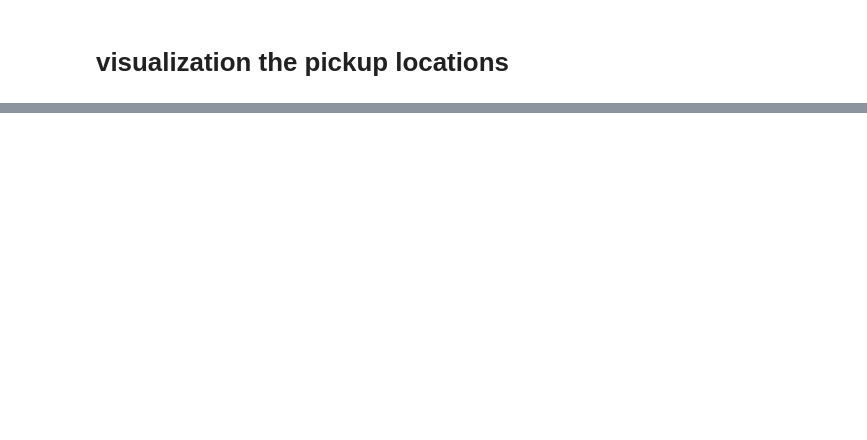
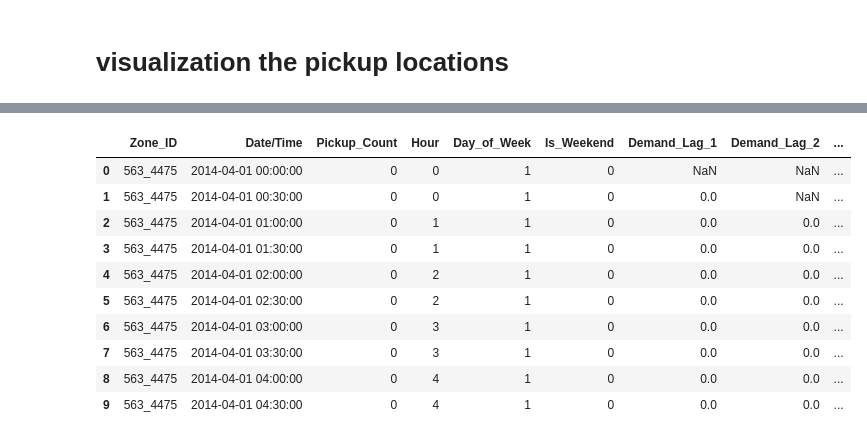
Before and after one commit to 07ashu97912-hub/AI-Based-Smart-Cab-Allocation-and-Driver-Repositioning-System, a Jupyter notebook: main.ipynb, the cells around one changed output, grey strips where cells are left out. Drawn from its saved outputs; the diff is of its cells as text; code cells hidden in the pictures; blank space fills up the shorter version.

```diff
--- a/main.ipynb
+++ b/main.ipynb
@@ -125,0 +695,54 @@ plt.show()
+# %%
+# Create a separate modelling dataframe
+model_df = demand_complete.copy()
+
+# Ensure records are ordered by zone and time
+model_df = model_df.sort_values(
+    ["Zone_ID", "Date/Time"]
+).reset_index(drop=True)
+
+# Time-based features
+model_df["Hour"] = model_df["Date/Time"].dt.hour
+
+model_df["Day_of_Week"] = (
+    model_df["Date/Time"].dt.dayofweek
+)
+
+model_df["Is_Weekend"] = (
+    model_df["Day_of_Week"] >= 5
+).astype(int)
+
+# Historical demand features, calculated separately for each zone
+grouped_demand = model_df.groupby("Zone_ID")["Pickup_Count"]
+
+model_df["Demand_Lag_1"] = grouped_demand.shift(1)
+
+model_df["Demand_Lag_2"] = grouped_demand.shift(2)
+
+model_df["Demand_Lag_48"] = grouped_demand.shift(48)
+
+# Average demand over the previous 3 intervals
+model_df["Rolling_Mean_3"] = (
+    model_df.groupby("Zone_ID")["Pickup_Count"]
+    .transform(
+        lambda s: s.shift(1).rolling(
+            window=3,
+            min_periods=3
+        ).mean()
+    )
+)
+
+# Inspect the results
+display(model_df.head(10))
+# %% [output]
+|  | Zone_ID | Date/Time | Pickup_Count | Hour | Day_of_Week | Is_Weekend | Demand_Lag_1 | Demand_Lag_2 | ... |
+| 0 | 563_4475 | 2014-04-01 00:00:00 | 0 | 0 | 1 | 0 | NaN | NaN | ... |
+| 1 | 563_4475 | 2014-04-01 00:30:00 | 0 | 0 | 1 | 0 | 0.0 | NaN | ... |
+| 2 | 563_4475 | 2014-04-01 01:00:00 | 0 | 1 | 1 | 0 | 0.0 | 0.0 | ... |
+| 3 | 563_4475 | 2014-04-01 01:30:00 | 0 | 1 | 1 | 0 | 0.0 | 0.0 | ... |
+| 4 | 563_4475 | 2014-04-01 02:00:00 | 0 | 2 | 1 | 0 | 0.0 | 0.0 | ... |
+| 5 | 563_4475 | 2014-04-01 02:30:00 | 0 | 2 | 1 | 0 | 0.0 | 0.0 | ... |
+| 6 | 563_4475 | 2014-04-01 03:00:00 | 0 | 3 | 1 | 0 | 0.0 | 0.0 | ... |
+| 7 | 563_4475 | 2014-04-01 03:30:00 | 0 | 3 | 1 | 0 | 0.0 | 0.0 | ... |
+| 8 | 563_4475 | 2014-04-01 04:00:00 | 0 | 4 | 1 | 0 | 0.0 | 0.0 | ... |
+| 9 | 563_4475 | 2014-04-01 04:30:00 | 0 | 4 | 1 | 0 | 0.0 | 0.0 | ... |
```
Also changed, not shown: parts of 30 cells of this notebook.
